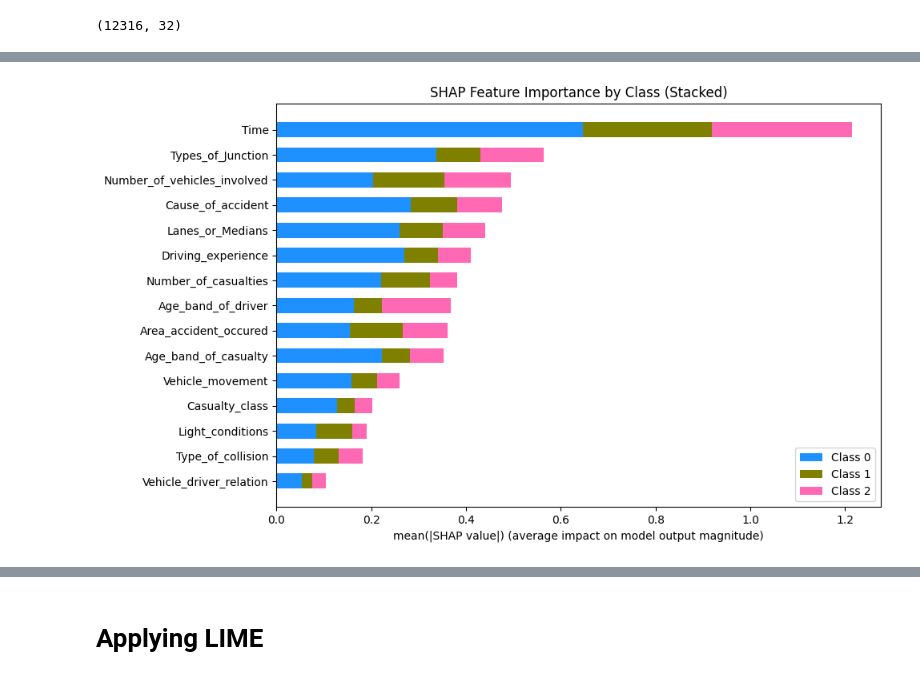
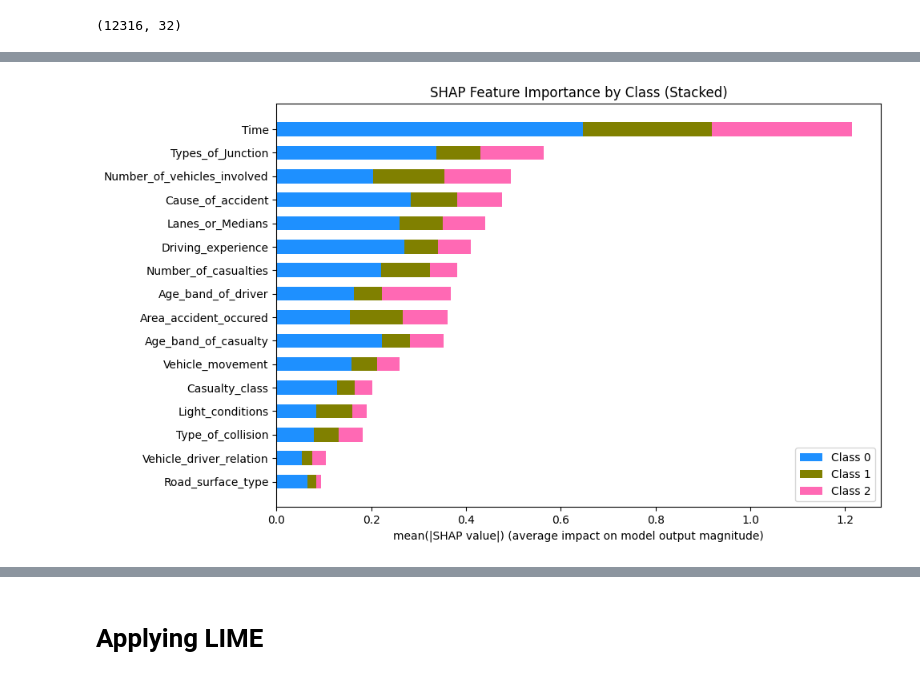
Before and after one commit to Shamamollick/C-.net, a Jupyter notebook: shap-rta-dataset.ipynb, the cells around one changed output, grey strips where cells are left out. Saved outputs shown, nothing was run; the diff lists cells and outputs as text; code cells hidden in the pictures.

```diff
--- a/shap-rta-dataset.ipynb
+++ b/shap-rta-dataset.ipynb
@@ -211,32 +131,32 @@ mean_shap = np.abs(shap_array).mean(axis=0)  # shape: (n_features, n_classes)
 
 # Sort features by total importance (sum over all classes)
 total_shap = mean_shap.sum(axis=1)
 sorted_idx = np.argsort(total_shap)[::-1]
 
 # Top N features
-top_n = 15
+top_n = 16
 top_idx = sorted_idx[:top_n]
 top_features = [feature_names[i] for i in top_idx]
 
 # Plot
 colors = ['dodgerblue', 'olive', 'hotpink']
 class_labels = ['Class 0', 'Class 1', 'Class 2']
 
 fig, ax = plt.subplots(figsize=(10, 6))
 
 bottom = np.zeros(top_n)
 for class_i in range(num_classes):
     values = mean_shap[top_idx, class_i]
     ax.barh(range(top_n), values, left=bottom, height=0.6, label=class_labels[class_i], color=colors[class_i])
     bottom += values
 
 ax.set_yticks(range(top_n))
 ax.set_yticklabels(top_features)
 ax.invert_yaxis()
 ax.set_xlabel("mean(|SHAP value|) (average impact on model output magnitude)")
 ax.set_title("SHAP Feature Importance by Class (Stacked)")
 ax.legend(loc='lower right')
 plt.tight_layout()
 plt.show()
 # %% [output]
-[figure, old version]
+[figure, new version]
```
Also changed, not shown: parts of 12 cells of this notebook.
